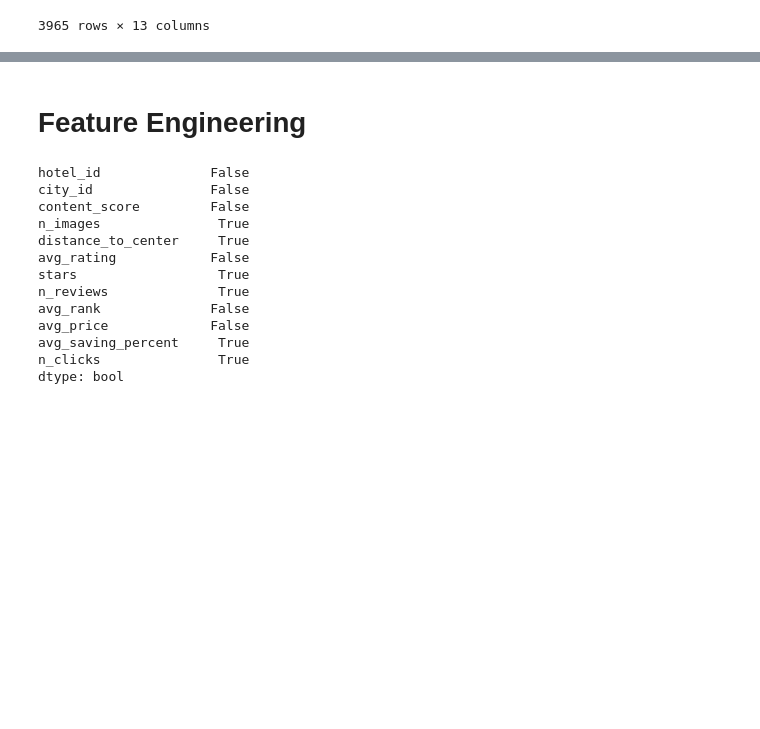
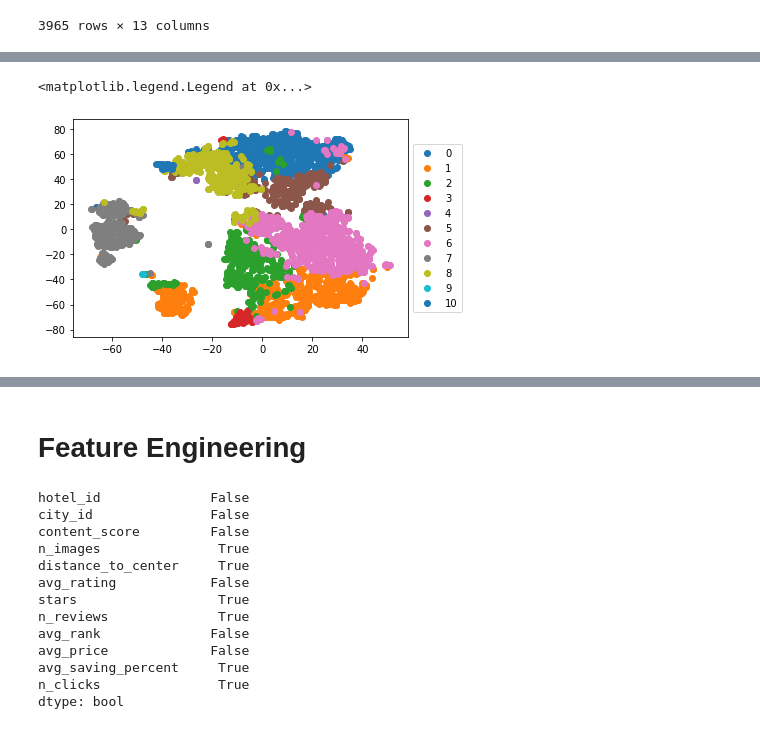
Before and after one commit to alireza-alizadegan/Hotel-Website, a Jupyter notebook: Hotel Website.ipynb, the cells around one changed output, grey strips where cells are left out. Cells and saved outputs as stored; diff of their text form; code cells hidden in the pictures; blank space fills up the shorter version.

```diff
--- a/Hotel Website.ipynb
+++ b/Hotel Website.ipynb
@@ -528,0 +511,12 @@ memory usage: 402.5 KB
+# %%
+y = km.labels_
+fig, ax = plt.subplots()
+
+groups = pd.DataFrame(X_tsne, columns=['x', 'y']).assign(category=y).groupby('category')
+for name, points in groups:
+    ax.scatter(points.x, points.y, label=name);
+
+ax.legend(loc='center left', bbox_to_anchor=(1, 0.5))
+# %% [output]
+<matplotlib.legend.Legend at 0x...>
+[figure, added]
```
Also changed, not shown: parts of 22 cells of this notebook.
